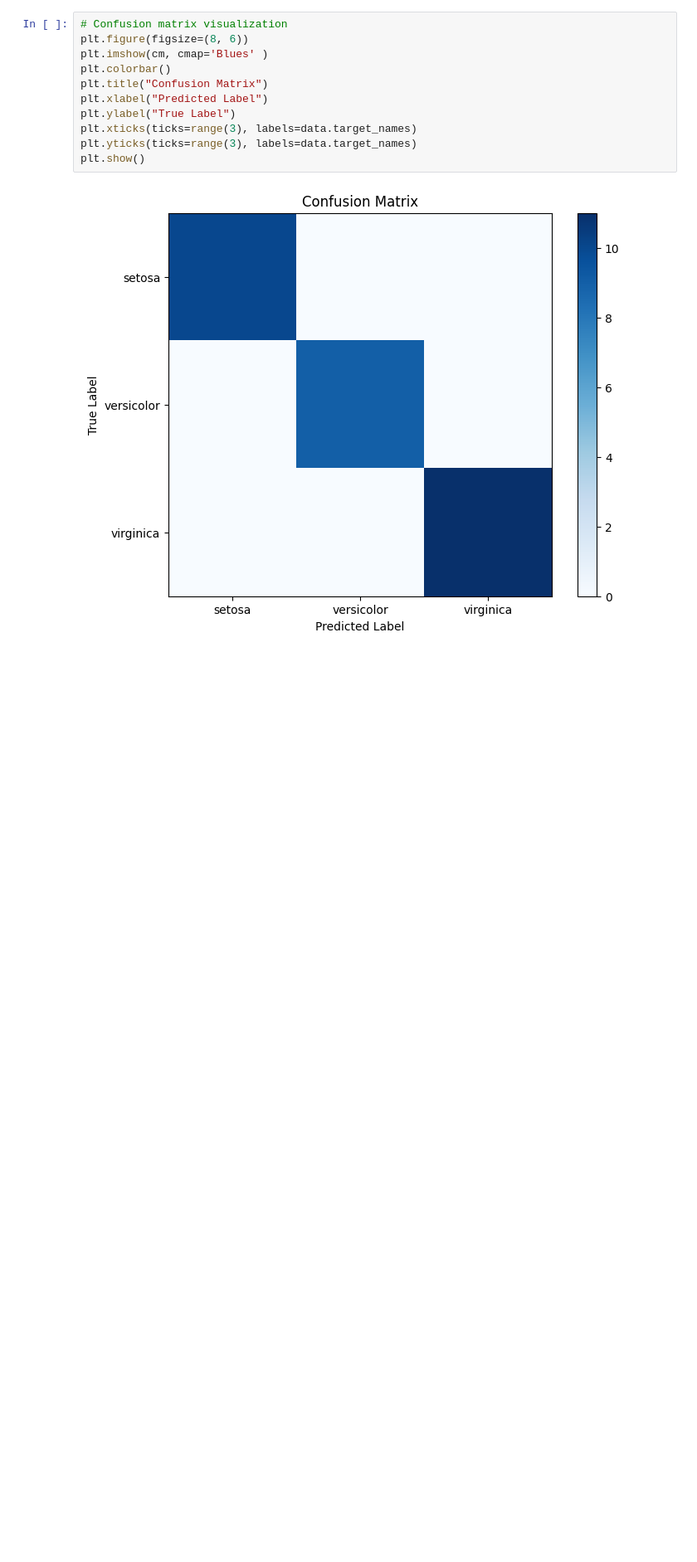
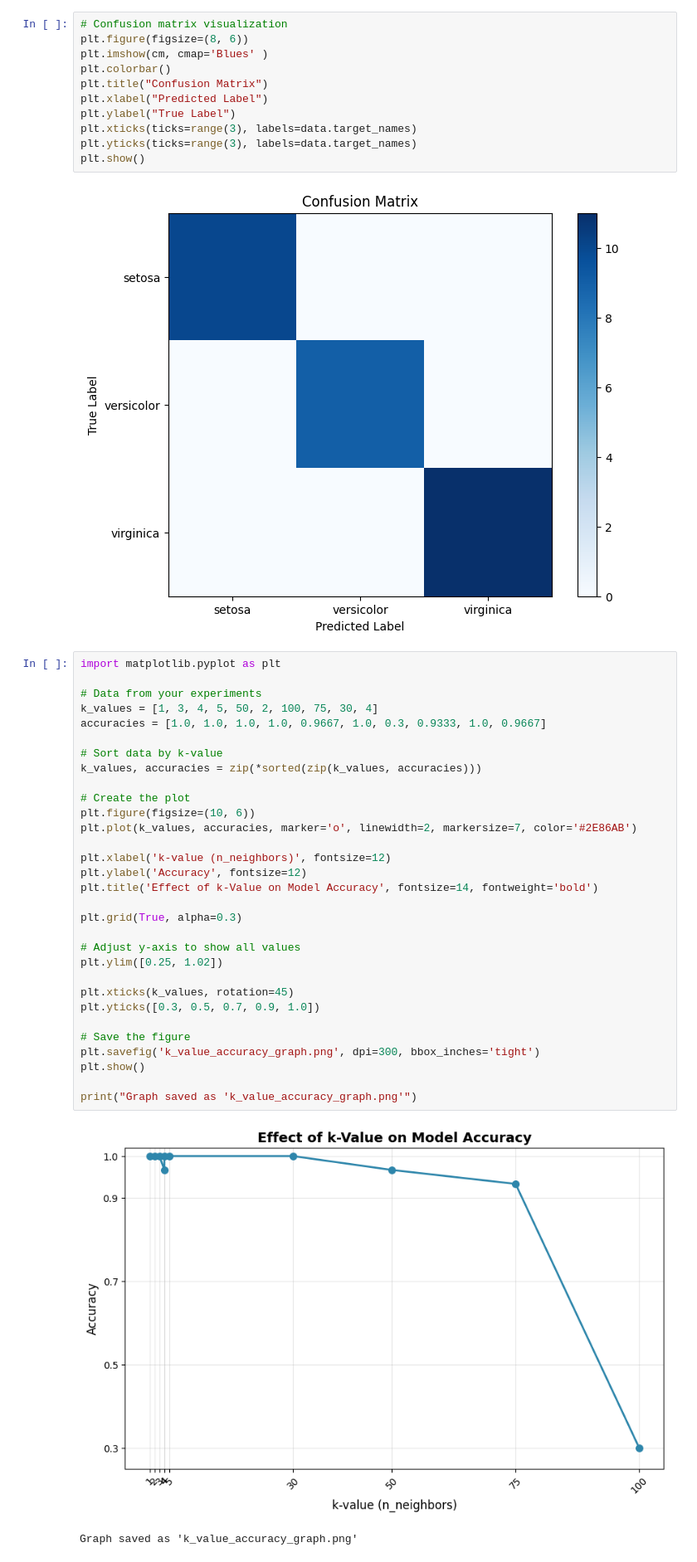
Before and after one commit to johnsiega/Machine-Learning-Experiments, a Jupyter notebook: Lab_Exercise_PT_P2.ipynb, the cells around one changed output. Shown at 83% size. Cells and saved outputs as stored; diff of their text form; blank space fills up the shorter version.

```diff
--- a/Lab_Exercise_PT_P2.ipynb
+++ b/Lab_Exercise_PT_P2.ipynb
@@ -156,3 +212,37 @@ plt.yticks(ticks=range(3), labels=data.target_names)
 plt.show()
 # %% [output]
 [figure]
+# %%
+import matplotlib.pyplot as plt
+
+# Data from your experiments
+k_values = [1, 3, 4, 5, 50, 2, 100, 75, 30, 4]
+accuracies = [1.0, 1.0, 1.0, 1.0, 0.9667, 1.0, 0.3, 0.9333, 1.0, 0.9667]
+
+# Sort data by k-value
+k_values, accuracies = zip(*sorted(zip(k_values, accuracies)))
+
+# Create the plot
+plt.figure(figsize=(10, 6))
+plt.plot(k_values, accuracies, marker='o', linewidth=2, markersize=7, color='#2E86AB')
+
+plt.xlabel('k-value (n_neighbors)', fontsize=12)
+plt.ylabel('Accuracy', fontsize=12)
+plt.title('Effect of k-Value on Model Accuracy', fontsize=14, fontweight='bold')
+
+plt.grid(True, alpha=0.3)
+
+# Adjust y-axis to show all values
+plt.ylim([0.25, 1.02])
+
+plt.xticks(k_values, rotation=45)
+plt.yticks([0.3, 0.5, 0.7, 0.9, 1.0])
+
+# Save the figure
+plt.savefig('k_value_accuracy_graph.png', dpi=300, bbox_inches='tight')
+plt.show()
+
+print("Graph saved as 'k_value_accuracy_graph.png'")
+# %% [output]
+[figure, added]
+Graph saved as 'k_value_accuracy_graph.png'
```
Also changed, not shown: parts of 5 cells of this notebook.
